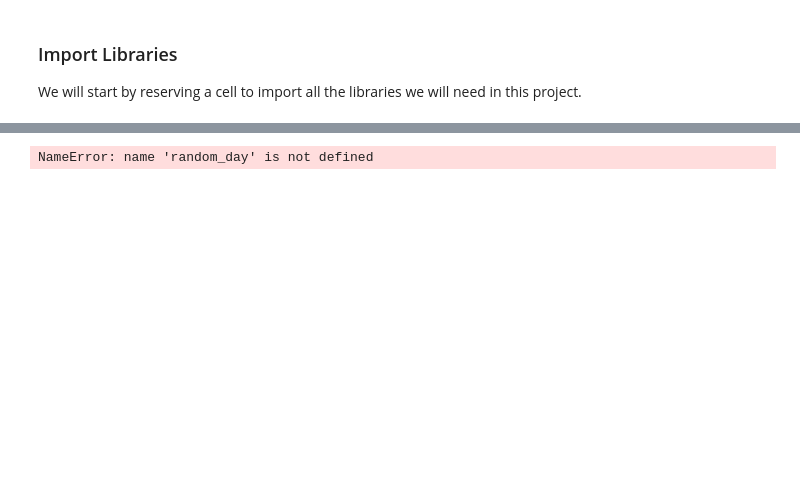
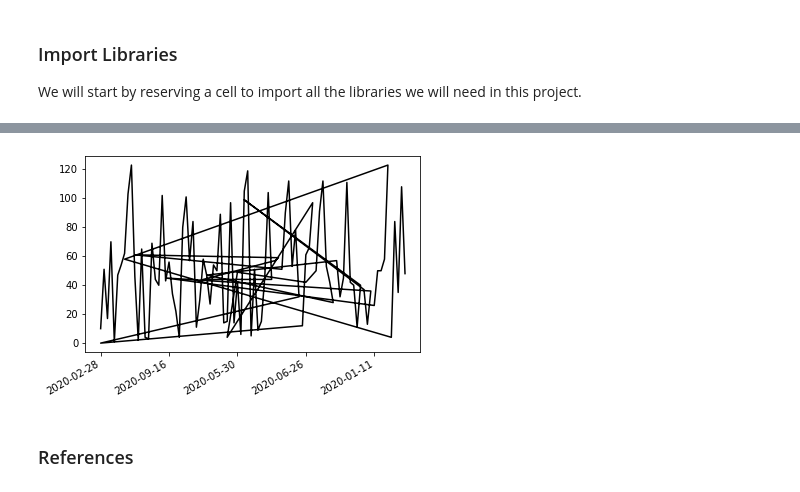
Before and after one commit to claudiamorazzoni/project_pda, a Jupyter notebook: Project - Programming for Data Analysis.ipynb, the cells around one changed output, grey strips where cells are left out. Drawn from its saved outputs; the diff is of its cells as text; code cells hidden in the pictures; blank space fills up the shorter version.

```diff
--- a/Project - Programming for Data Analysis.ipynb
+++ b/Project - Programming for Data Analysis.ipynb
@@ -102,48 +111,0 @@ df
-# %%
-# First we choose the columns (variables)
-columns = ['Product', 'Price', 'Quantity Ordered', 'Date']
-# a list of cars has been included to represent the products
-products = ['chevrolet', 'dodge', 'honda', 'isuzu', 'mitsubishi', 'toyota', 'volkswagen', 'nissan', 'mazda', 'peugot', 'alfa-romero', 'audi', 'volvo', 'bmw', 'porsche', 'mercedes-benz', 'jaguar']
-# a list of prices has been included to represent each car brand
-prices = [6007, 7875, 8184, 8916, 9239, 9885, 10077, 10415, 10652, 15489, 15498, 17859, 18063, 26118, 31400, 33647, 34600]
-# a dictionary was generated so that the car brand key matches the price of the car
-prod_pri = dict(zip(products, prices))
-
-# to create a empty Data set
-df = pd.DataFrame(columns=columns)
-df
-
-# This function randomly chooses dates from January 1, 2020 to December 2020
-def random_time():
-    start_dt = date.today().replace(day=1, month=1).toordinal()
-    end_dt = date.today().replace(month=12).toordinal()
-    random_day = date.fromordinal(rd.randint(start_dt, end_dt))
-    return random_day
-
-def random_price(random_day):
-#    random_day =  pd.to_datetime(df['Date'], errors='coerce', format='%Y/%m/%d')
-    random_day=df['Date'].apply(lambda x: x.strftime('%d%m%Y'))
-    month_value = [a.split('/')[-1] for a in random_day]
-    for month in range(1,13):
-        if month <=4:
-            orders = int(np.random.normal(loc=10, scale=10))
-        if month <=8:
-            orders = int(np.random.normal(loc=20, scale=10))
-        if month <=12:
-            orders = int(np.random.normal(loc=30, scale=10))
-
-# Here we will randomly choose the products and their respective prices, the date and the orders (100 times) to be included in the data set
-for i in range (100):
-    product = rd.choice(list(prod_pri.keys())) # select products randomly from the prod_pri dictionary
-    price = prod_pri[product] # selects the respective car prices
-    dat = random_time() # calls the function to randomly chooses dates
-    orders = random_price(random_day)
-    df.loc[i] = [product, price, orders, dat]
-
-
-
-# Saving the generated file
-df.to_csv('data_project_pda.csv')
-df
-# %% [output]
-NameError: name 'random_day' is not defined
@@ -149,0 +115,10 @@ NameError: name 'random_day' is not defined
+# %%
+df = pd.read_csv('data_project_pda.csv')
+ax = fig.subplot(111)
+ax.plot(df['Date'], df['Quantity Ordered'], '-k')
+fig.gcf().autofmt_xdate()
+ax.xaxis.set_major_locator(ticker.MultipleLocator(20))
+# %% [output]
+[figure, added]
+# %% [markdown]
+### References
```
Also changed, not shown: parts of 8 cells of this notebook, 1 other file.
